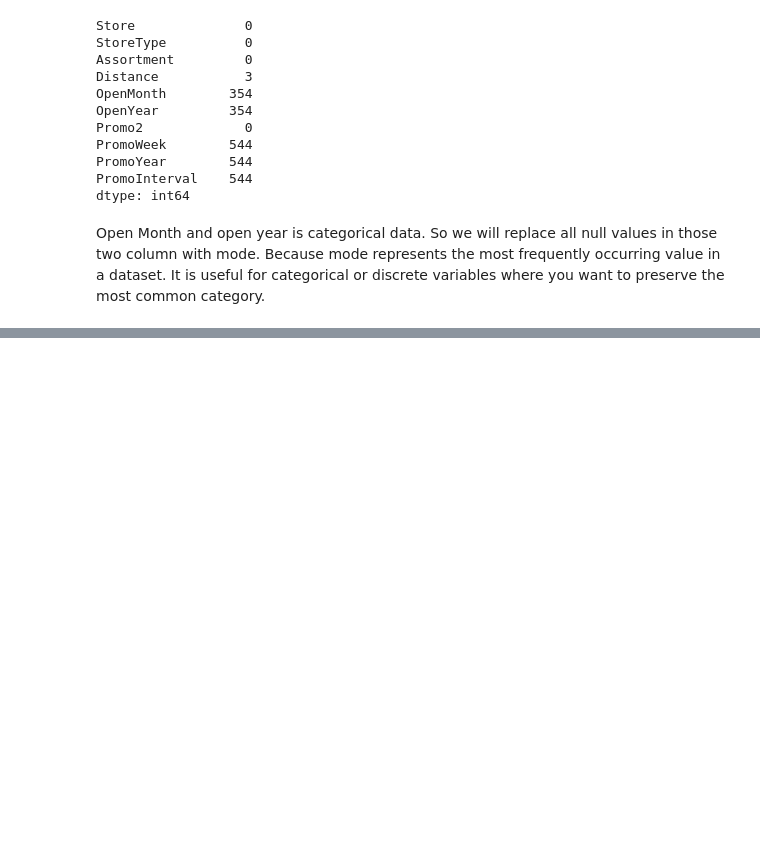
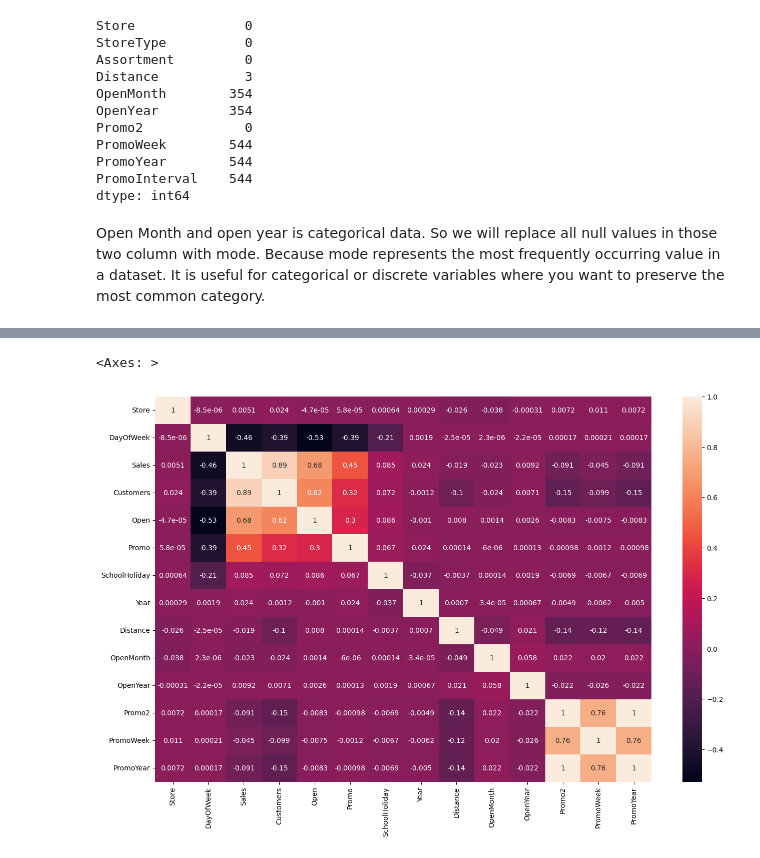
Before and after one commit to MijulSaxena/Retail-Sales-Prediction-Regression-Project, a Jupyter notebook: Capstone_Project_Supervised_ML_Regression_.ipynb, the cells around one changed output, grey strips where cells are left out. Cells and saved outputs as stored; diff of their text form; code cells hidden in the pictures; blank space fills up the shorter version.

```diff
--- a/Capstone_Project_Supervised_ML_Regression_.ipynb
+++ b/Capstone_Project_Supervised_ML_Regression_.ipynb
@@ -124,0 +218,7 @@ store['OpenYear'].fillna(value = store.OpenYear.mode(), inplace = True)
+# %%
+# correlation heatmap
+plt.figure(figsize=(16,10))
+sns.heatmap(merge_df.corr(), annot=True)
+# %% [output]
+<Axes: >
+[figure, added]
```
Also changed, not shown: parts of 14 cells of this notebook.
